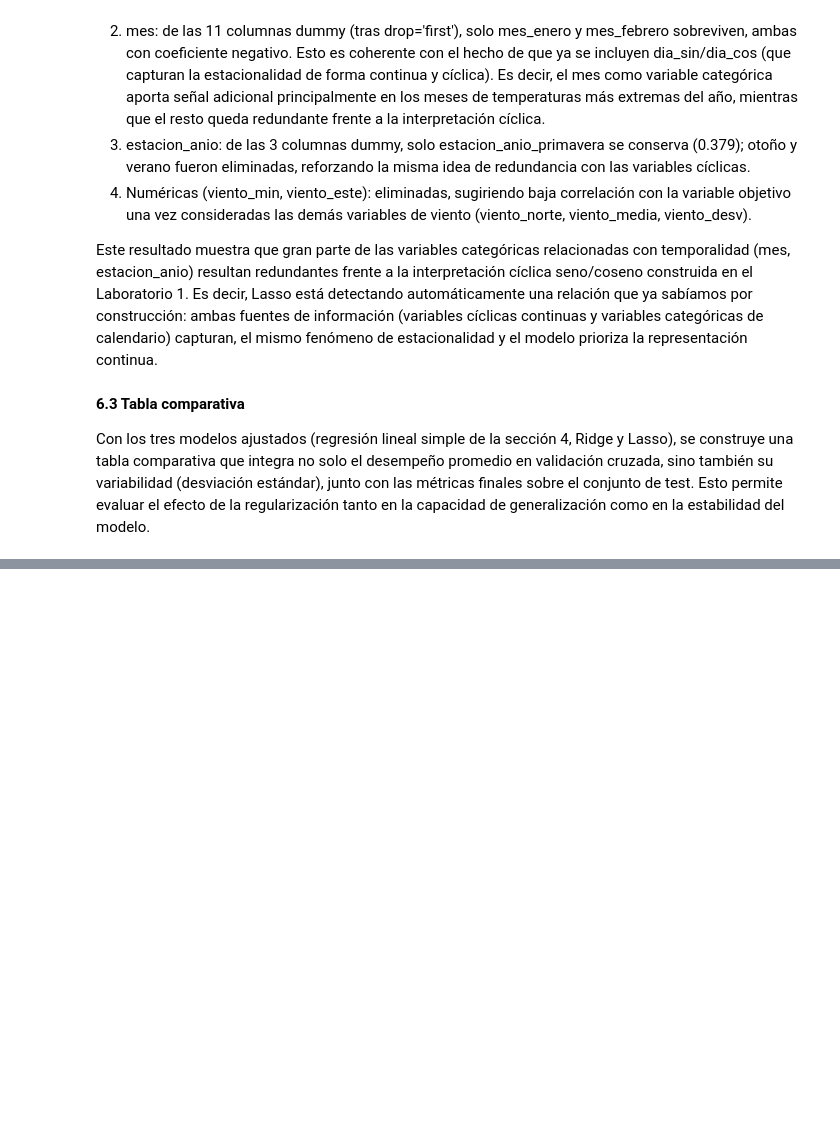
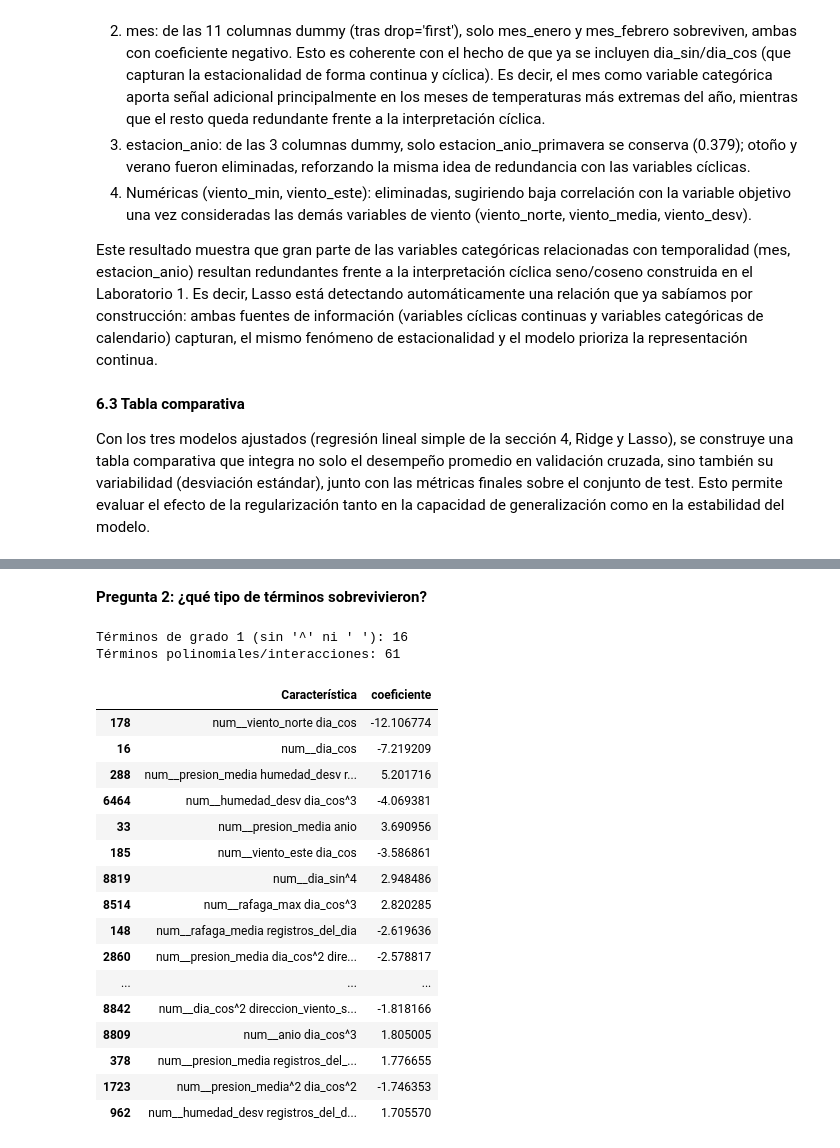
Before and after one commit to samuelmolinal/Lab2-ML, a Jupyter notebook: Laboratorio 2 - Complejidad y búsqueda de hiperparámetros.ipynb, the cells around one changed output, grey strips where cells are left out. Cells and saved outputs as stored; diff of their text form; code cells hidden in the pictures; blank space fills up the shorter version.

```diff
--- a/Laboratorio 2 - Complejidad y búsqueda de hiperparámetros.ipynb
+++ b/Laboratorio 2 - Complejidad y búsqueda de hiperparámetros.ipynb
@@ -860,0 +1100,5 @@ tabla_comparativa
+# %%
+coefs_poly = grid_poly_lasso.best_estimator_.named_steps['modelo'].coef_
+print(f"Total de coeficientes: {len(coefs_poly)}")
+print(f"Coeficientes distintos de cero: {(coefs_poly != 0).sum()}")
+print(f"Porcentaje activo: {(coefs_poly != 0).mean():.1%}")
@@ -860,0 +1111,34 @@ tabla_comparativa
+# %% [markdown]
+**Pregunta 2: ¿qué tipo de términos sobrevivieron?**
+# %%
+feature_names_poly = grid_poly_lasso.best_estimator_.named_steps['preprocessor'].get_feature_names_out()
+coefs_activos = pd.DataFrame({
+    'Característica': feature_names_poly,
+    'coeficiente': coefs_poly
+})
+coefs_activos = coefs_activos[coefs_activos['coeficiente'] != 0].sort_values(
+    'coeficiente', key=abs, ascending=False
+)
+print(f"Términos de grado 1 (sin '^' ni ' '): {coefs_activos['Característica'].apply(lambda x: '^' not in x and ' ' not in x).sum()}")
+print(f"Términos polinomiales/interacciones: {coefs_activos['Característica'].apply(lambda x: '^' in x or ' ' in x).sum()}")
+coefs_activos.head(20)
+# %% [output]
+Términos de grado 1 (sin '^' ni ' '): 16
+Términos polinomiales/interacciones: 61
+|  | Característica | coeficiente |
+| 178 | num__viento_norte dia_cos | -12.106774 |
+| 16 | num__dia_cos | -7.219209 |
+| 288 | num__presion_media humedad_desv r... | 5.201716 |
+| 6464 | num__humedad_desv dia_cos^3 | -4.069381 |
+| 33 | num__presion_media anio | 3.690956 |
+| 185 | num__viento_este dia_cos | -3.586861 |
+| 8819 | num__dia_sin^4 | 2.948486 |
+| 8514 | num__rafaga_max dia_cos^3 | 2.820285 |
+| 148 | num__rafaga_media registros_del_dia | -2.619636 |
+| 2860 | num__presion_media dia_cos^2 dire... | -2.578817 |
+| ... | ... | ... |
+| 8842 | num__dia_cos^2 direccion_viento_s... | -1.818166 |
+| 8809 | num__anio dia_cos^3 | 1.805005 |
+| 378 | num__presion_media registros_del_... | 1.776655 |
+| 1723 | num__presion_media^2 dia_cos^2 | -1.746353 |
+| 962 | num__humedad_desv registros_del_d... | 1.705570 |
```
Also changed, not shown: parts of 36 cells of this notebook.
